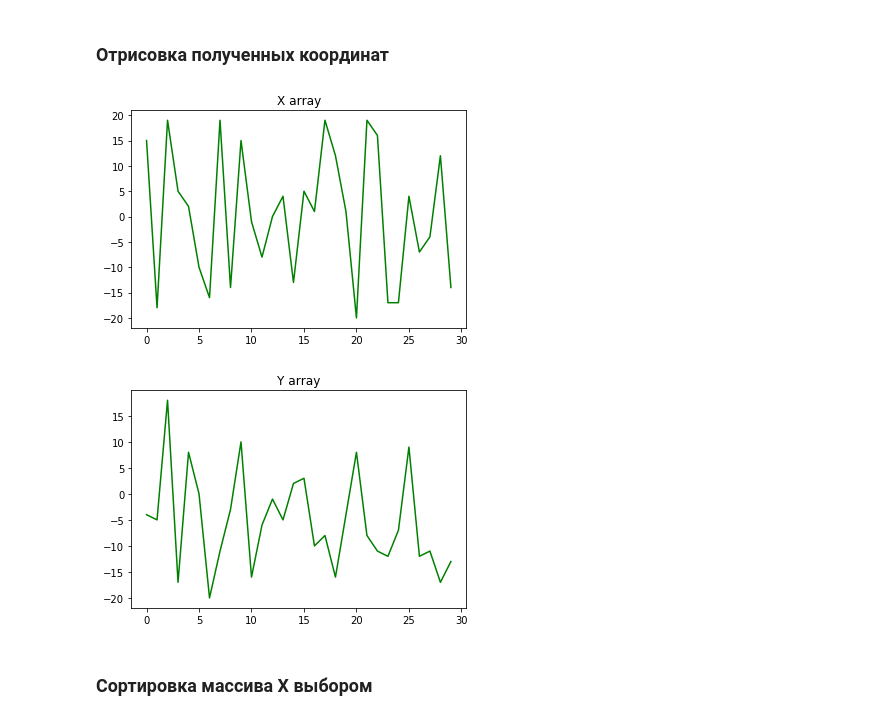
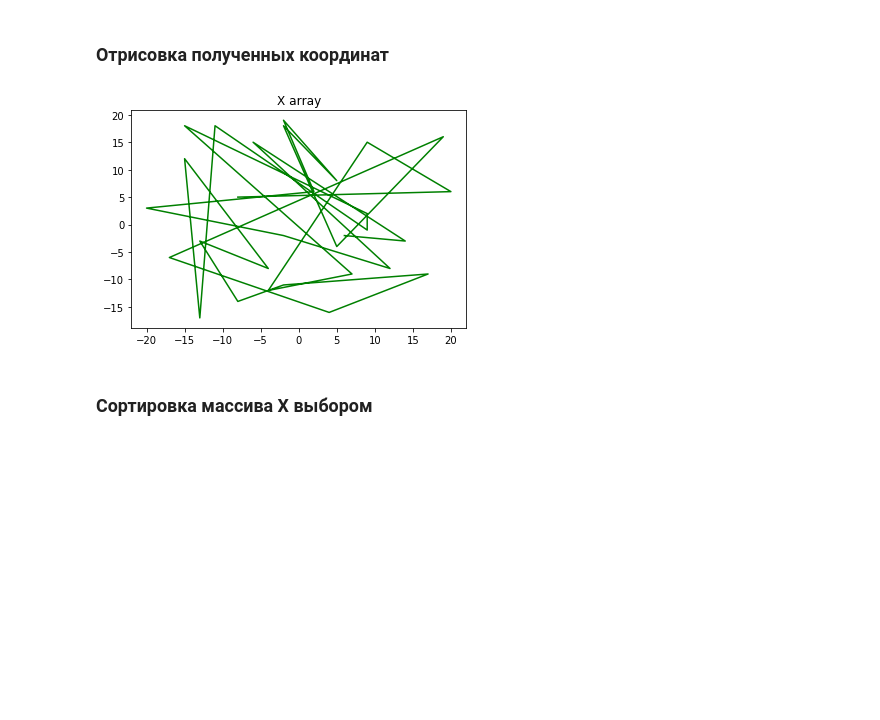
Before and after one commit to Akhalax/machine-learning-onpu-practice, a Jupyter notebook: Assignment-1/Task1.ipynb, the cells around one changed output. Cells and saved outputs as stored; diff of their text form; code cells hidden in the pictures; blank space fills up the shorter version.

Commit message:
Corrected task 1. Plot coordinates.

```diff
--- a/Assignment-1/Task1.ipynb
+++ b/Assignment-1/Task1.ipynb
@@ -40,16 +40,12 @@ Array Y:
 ### Отрисовка полученных координат
 # %%
 import matplotlib.pyplot as plt
-plt.figure()
+#plt.figure()
 plt.title('X array')
-plt.plot(X, 'g')
-plt.figure()
-plt.plot(Y, 'g')
-plt.title('Y array')
+plt.plot(X, Y, color="g")
 plt.show()
 # %% [output]
-[figure, old version]
+[figure, new version]
-[figure, removed]
 # %% [markdown]
 ### Сортировка массива Х выбором
 # %%
```
Also changed, not shown: parts of 3 cells of this notebook.
